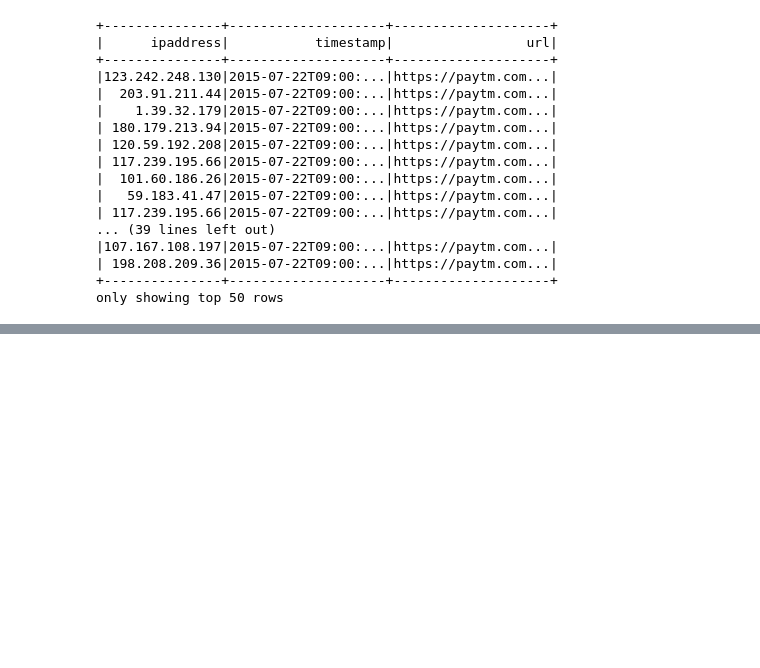
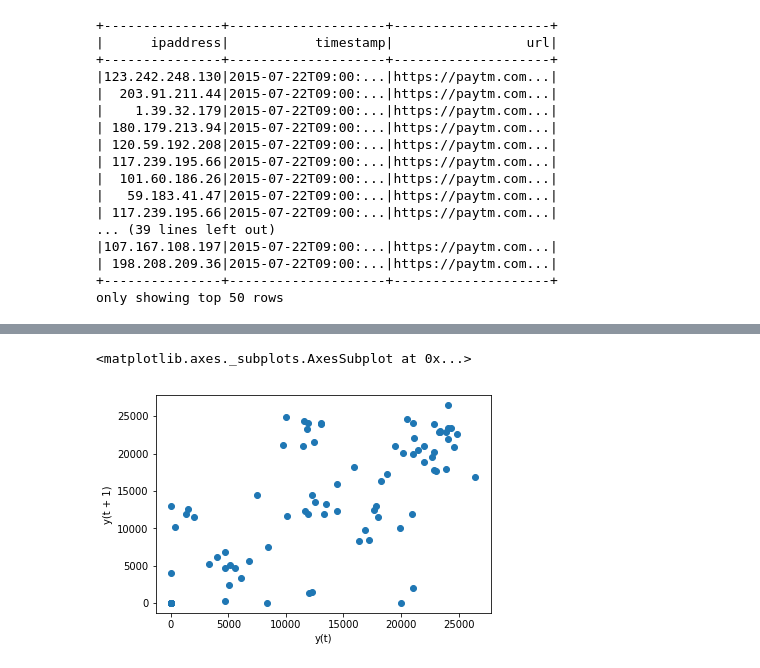
Before and after one commit to chrisplyn/WeblogChallenge, a Jupyter notebook: web_log_challenge_part2.ipynb, the cells around one changed output, grey strips where cells are left out. Cells and saved outputs as stored; diff of their text form; code cells hidden in the pictures; blank space fills up the shorter version.

```diff
--- a/web_log_challenge_part2.ipynb
+++ b/web_log_challenge_part2.ipynb
@@ -47,0 +52,7 @@ plt.show()
+# %%
+from pandas.plotting import lag_plot
+
+lag_plot(loadperMinPandasDf)
+# %% [output]
+<matplotlib.axes._subplots.AxesSubplot at 0x...>
+[figure, added]
```
Also changed, not shown: parts of 8 cells of this notebook.
